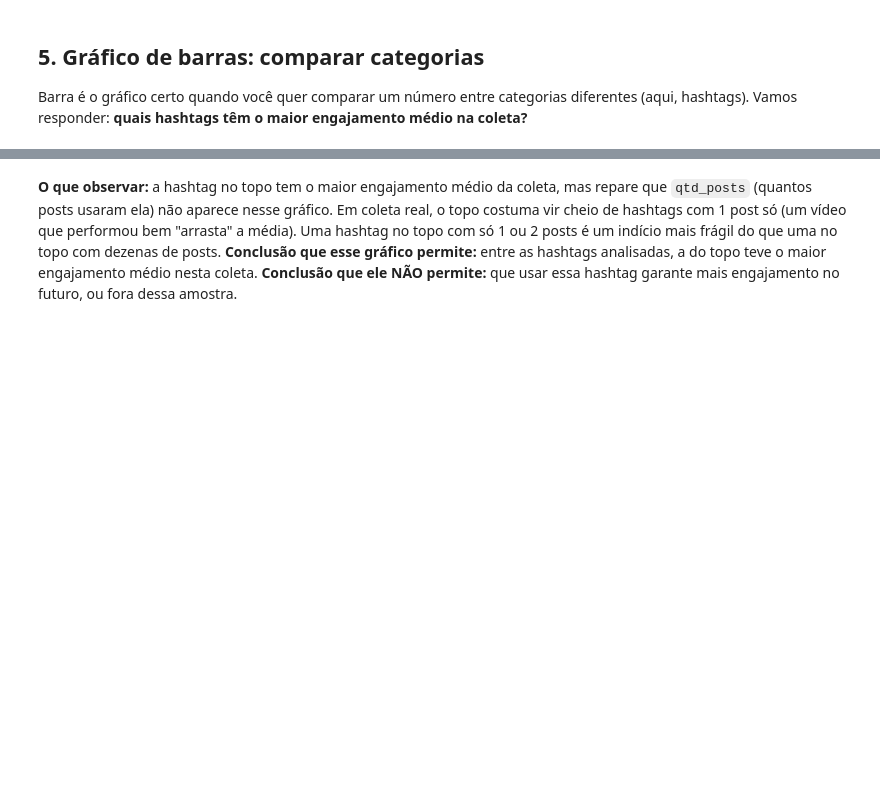
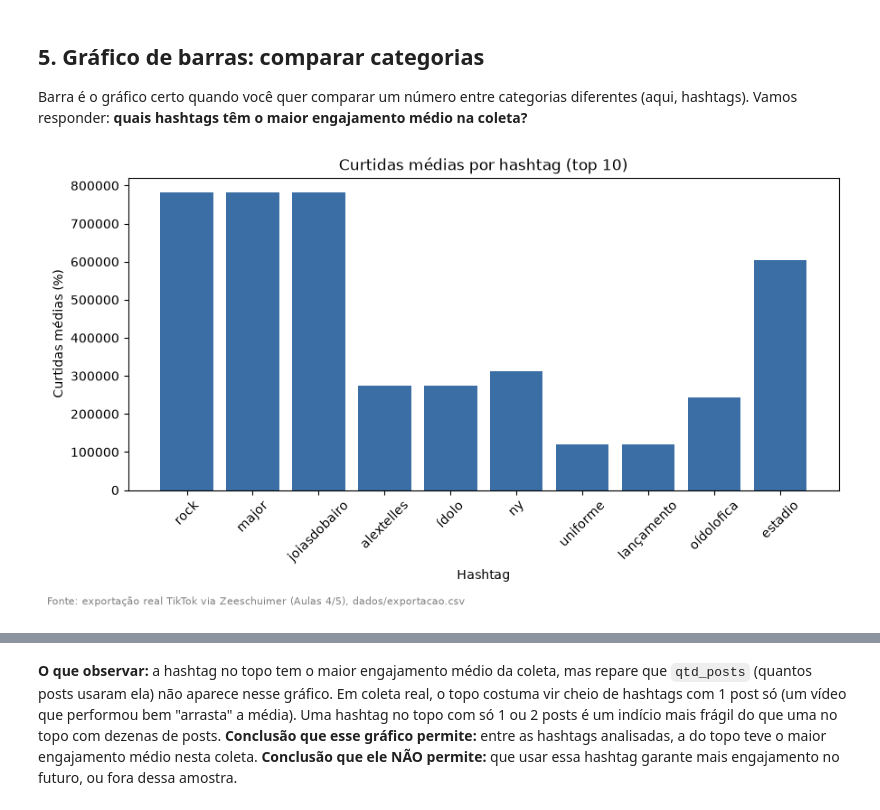
Before and after one commit to sablewin22/extracao-dados-trabalhos-sabrinalewin, a Jupyter notebook: projetos/06-visualizacao-storytelling/06-visualizacao-storytelling.ipynb, the cells around one changed output, grey strips where cells are left out. Drawn from its saved outputs; the diff is of its cells as text; code cells hidden in the pictures; blank space fills up the shorter version.

```diff
--- a/projetos/06-visualizacao-storytelling/06-visualizacao-storytelling.ipynb
+++ b/projetos/06-visualizacao-storytelling/06-visualizacao-storytelling.ipynb
@@ -106,6 +106,32 @@ Na prática: `curtidas_medias` é uma métrica entre várias que a tabela calcul
 ## 5. Gráfico de barras: comparar categorias
 
 Barra é o gráfico certo quando você quer comparar um número entre categorias diferentes (aqui, hashtags). Vamos responder: **quais hashtags têm o maior engajamento médio na coleta?**
+# %%
+resumo_hashtags = df_hashtags.groupby("hashtags").agg(  # agrupa por hashtag
+    qtd_posts=("id", "count"),  # quantos posts usaram essa hashtag
+    curtidas_medias=("likes", "mean"),  # média de curtidas
+    engajamento_medio=("taxa_engajamento", "mean"),  # média da taxa de engajamento
+    plays_total=("plays", "sum"),  # soma de visualizações
+).reset_index().sort_values("engajamento_medio", ascending=False)  # ordena da maior pra menor engajamento
+
+fyp = resumo_hashtags[resumo_hashtags["hashtags"] != "fyp"] #filtrar a hashtag "fyp" por ser muito comum e não ter uma noção ideal dos parâmetros.
+
+top10 = fyp.head(10) # as 10 hashtags com maior engajamento médio (a tabela já veio ordenada)
+
+fig, ax = plt.subplots(figsize=(9, 5))  # cria a figura e os eixos, com um tamanho legível
+
+ax.bar(top10["hashtags"], top10["curtidas_medias"] * 100, color="#3b6ea5")  # barra por hashtag; multiplicamos por 100 pra virar porcentagem
+
+ax.set_title("Curtidas médias por hashtag (top 10)")  # título informativo: diz o que o gráfico mostra
+ax.set_xlabel("Hashtag")  # rótulo do eixo horizontal
+ax.set_ylabel("Curtidas médias (%)")  # rótulo do eixo vertical, com a unidade
+ax.tick_params(axis="x", rotation=45)  # gira os nomes das hashtags pra não sobrepor
+fig.text(0.01, -0.02, "Fonte: exportação real TikTok via Zeeschuimer (Aulas 4/5), dados/exportacao.csv", fontsize=8, color="gray")  # fonte dos dados, sempre
+
+fig.tight_layout()  # ajusta os espaçamentos pra nada cortar
+plt.show()
+# %% [output]
+[figure, added]
 # %%
 top10 = resumo_hashtags.head(10)  # as 10 hashtags com maior engajamento médio (a tabela já veio ordenada)
 
```
Also changed, not shown: parts of 5 cells of this notebook.
